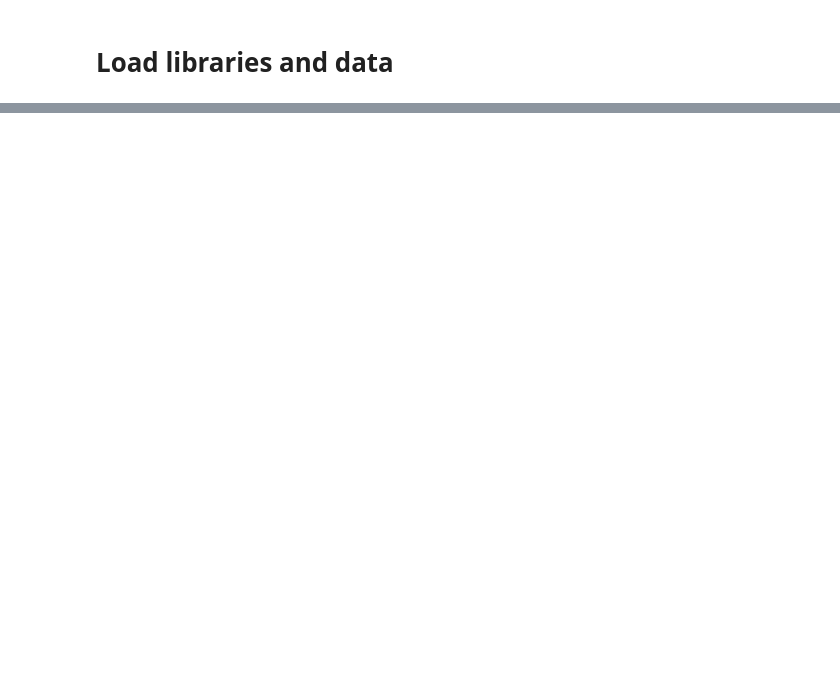
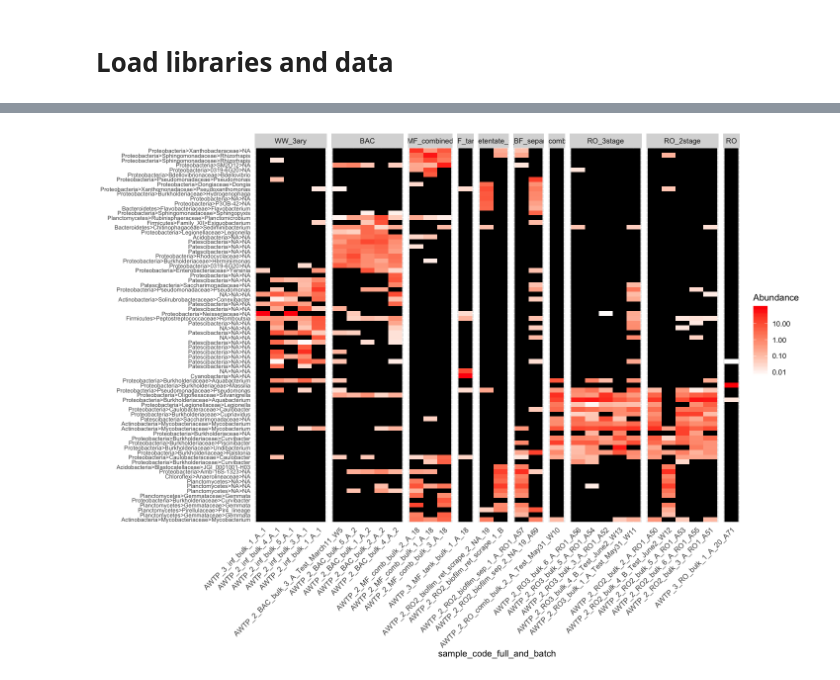
Before and after one commit to rosekantor/awtp2, a Jupyter notebook: awtp2_16S_analysis.ipynb, the cells around one changed output, grey strips where cells are left out. Cells and saved outputs as stored; diff of their text form; code cells hidden in the pictures; blank space fills up the shorter version.

```diff
--- a/awtp2_16S_analysis.ipynb
+++ b/awtp2_16S_analysis.ipynb
@@ -536,0 +131,3 @@ Warning message:
+# %%
+# normalize to percents
+ps_dpwf_perc <- transform_sample_counts(ps_dpwf, function(x) 100*x/sum(x))
@@ -536,0 +182,7 @@ Warning message:
+# %%
+ps_dpwf_perc_filt1.3 <- filter_taxa(ps_dpwf_perc, filterfun(kOverA(1, 3)), TRUE)
+ps_dpwf_perc_filt1.3
+ps_dpwf_perc_filt2.1 <- filter_taxa(ps_dpwf_perc, filterfun(kOverA(2, 1)), TRUE)
+ps_dpwf_perc_filt2.1
+ps_dpwf_perc_filt1.1 <- filter_taxa(ps_dpwf_perc, filterfun(kOverA(1, 1)), TRUE)
+ps_dpwf_perc_filt1.1
@@ -536,0 +205,11 @@ Warning message:
+# %%
+#plot heatmap
+options(repr.plot.width = 12, repr.plot.height = 9)
+plot_heatmap(ps_dpwf_perc_filt1.3, taxa.label = "combined", sample.label = "sample_code_full_and_batch", sample.order = "location_code", method="NMDS",
+        low="white", high="red", na.value="black", trans = log_trans(10))+
+     theme(axis.text.y = element_text(size=7),
+           axis.title.y = element_blank(),
+           axis.ticks = element_blank(),
+           axis.text.x = element_text(angle = 45, hjust = 1, vjust = 1, size=9))+
+     facet_grid(.~location_code, scale="free_x", space="free_x")
+# %% [output]
@@ -536,0 +218 @@ Warning message:
+[figure, added]
```
Also changed, not shown: parts of 80 cells of this notebook.
